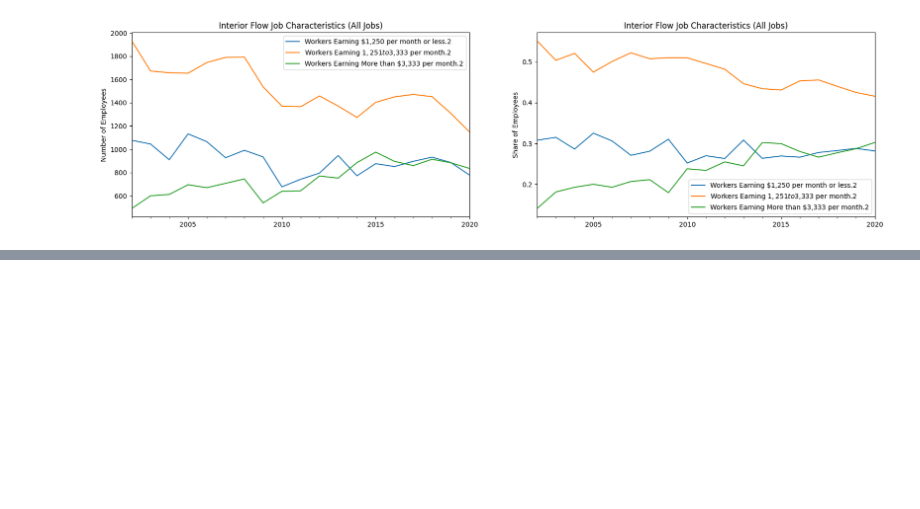
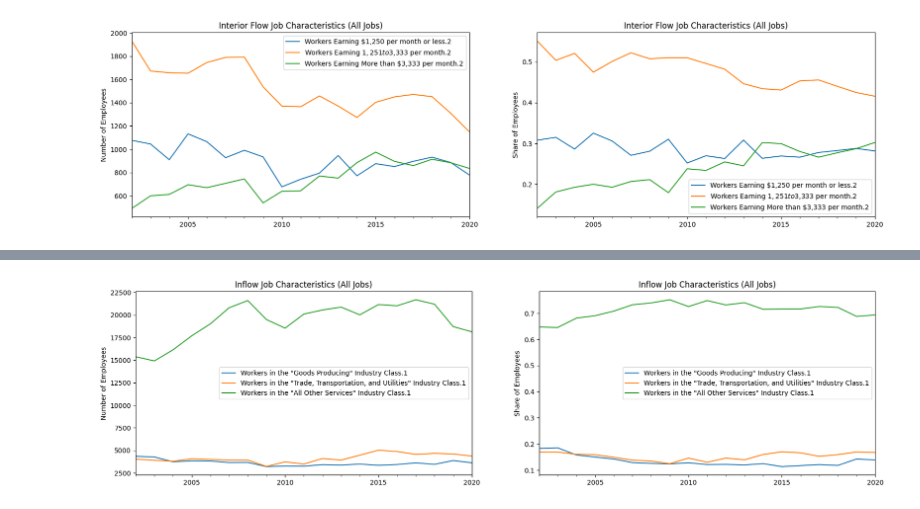
Before and after one commit to ReidelVichot/DE_ASCENT, a Jupyter notebook: OnTheMap_analysis_inflow.ipynb, the cells around one changed output, grey strips where cells are left out. Drawn from its saved outputs; the diff is of its cells as text; code cells hidden in the pictures; blank space fills up the shorter version.

```diff
--- a/OnTheMap_analysis_inflow.ipynb
+++ b/OnTheMap_analysis_inflow.ipynb
@@ -298,0 +301,22 @@ fig.show()
+# %%
+fig, ax = plt.subplots(1,2, figsize= (20,5))
+
+ax[0].set_title("Inflow Job Characteristics (All Jobs)")
+count.plot(y='Workers in the "Goods Producing" Industry Class.1', x="year", ax=ax[0])
+count.plot(y='Workers in the "Trade, Transportation, and Utilities" Industry Class.1', x="year", ax=ax[0])
+count.plot(y='Workers in the "All Other Services" Industry Class.1', x="year", ax=ax[0])
+
+
+ax[1].set_title("Inflow Job Characteristics (All Jobs)")
+share.plot(y='Workers in the "Goods Producing" Industry Class.1', x="year", ax=ax[1])
+share.plot(y='Workers in the "Trade, Transportation, and Utilities" Industry Class.1', x="year", ax=ax[1])
+share.plot(y='Workers in the "All Other Services" Industry Class.1', x="year", ax=ax[1])
+
+ax[0].set_xlabel("")
+ax[0].set_ylabel("Number of Employees")
+ax[1].set_ylabel("Share of Employees")
+ax[1].set_xlabel("")
+
+fig.show()
+# %% [output]
+[figure, added]
```
Also changed, not shown: parts of 2 cells of this notebook.
